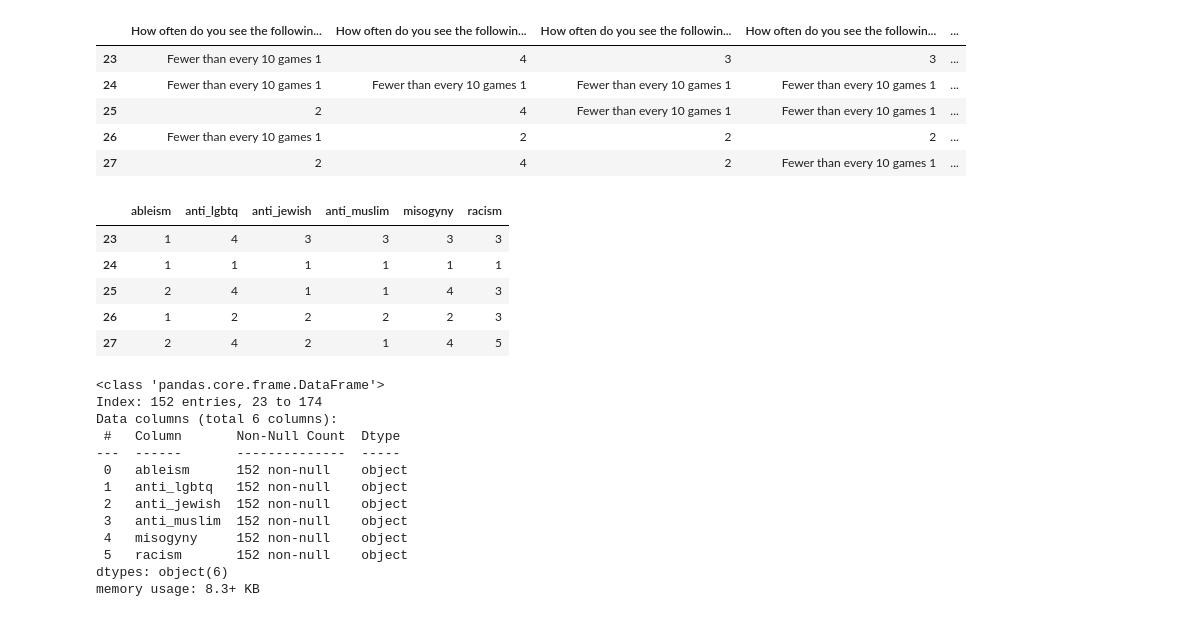
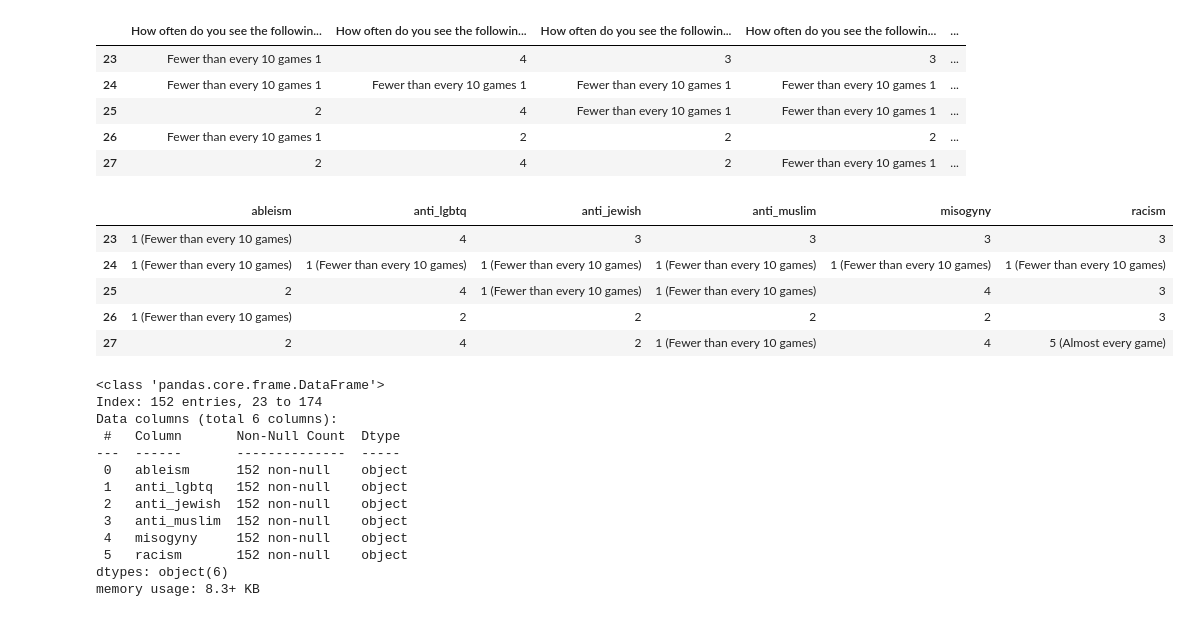
Before and after one commit to michaelmilleryoder/gaming_voice_chat, a Jupyter notebook: jupyter/tekko_survey.ipynb, the cells around one changed output. Saved outputs shown, nothing was run; the diff lists cells and outputs as text; code cells hidden in the pictures.

```diff
--- a/jupyter/tekko_survey.ipynb
+++ b/jupyter/tekko_survey.ipynb
@@ -55,15 +55,16 @@ memory usage: 8.3+ KB
 | 27 | 2 | 4 | 2 | Fewer than every 10 games 1 | ... |
 # %%
 discrimination_responses.columns = ['ableism', 'anti_lgbtq', 'anti_jewish', 'anti_muslim', 'misogyny', 'racism']
-discrimination_responses = discrimination_responses.replace('Fewer than every 10 games 1', 1).replace('Almost every game5', 5).astype(str)
+# discrimination_responses = discrimination_responses.replace('Fewer than every 10 games 1', 1).replace('Almost every game5', 5).astype(str)
+discrimination_responses = discrimination_responses.replace('Fewer than every 10 games 1', '1 (Fewer than every 10 games)').replace('Almost every game5', '5 (Almost every game)').astype(str)
 discrimination_responses.head()
 # %% [output]
 |  | ableism | anti_lgbtq | anti_jewish | anti_muslim | misogyny | racism |
-| 23 | 1 | 4 | 3 | 3 | 3 | 3 |
-| 24 | 1 | 1 | 1 | 1 | 1 | 1 |
-| 25 | 2 | 4 | 1 | 1 | 4 | 3 |
-| 26 | 1 | 2 | 2 | 2 | 2 | 3 |
-| 27 | 2 | 4 | 2 | 1 | 4 | 5 |
+| 23 | 1 (Fewer than every 10 games) | 4 | 3 | 3 | 3 | 3 |
+| 24 | 1 (Fewer than every 10 games) | 1 (Fewer than every 10 games) | 1 (Fewer than every 10 games) | 1 (Fewer than every 10 games) | 1 (Fewer than every 10 games) | 1 (Fewer than every 10 games) |
+| 25 | 2 | 4 | 1 (Fewer than every 10 games) | 1 (Fewer than every 10 games) | 4 | 3 |
+| 26 | 1 (Fewer than every 10 games) | 2 | 2 | 2 | 2 | 3 |
+| 27 | 2 | 4 | 2 | 1 (Fewer than every 10 games) | 4 | 5 (Almost every game) |
 # %%
 discrimination_responses.info(verbose=True)
 # %% [output]
```
Also changed, not shown: parts of 4 cells of this notebook.
